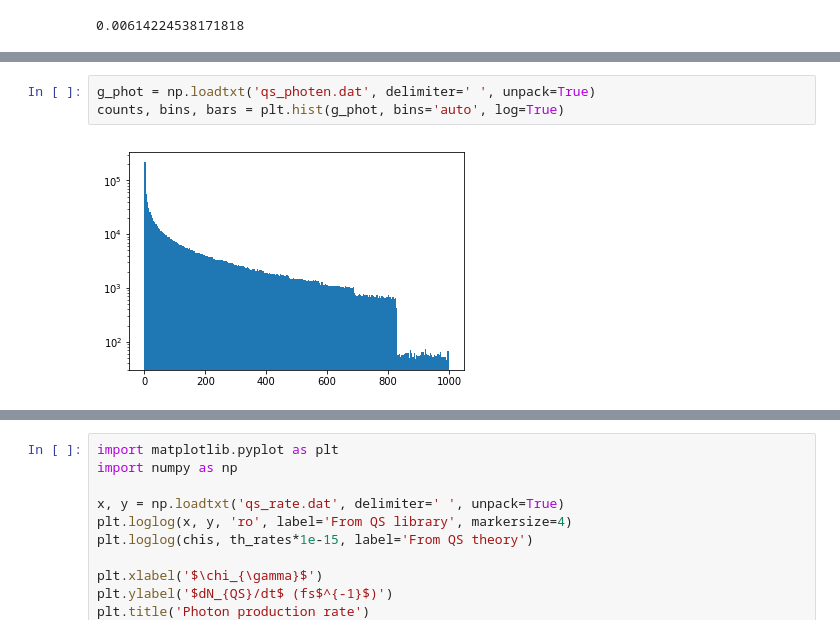
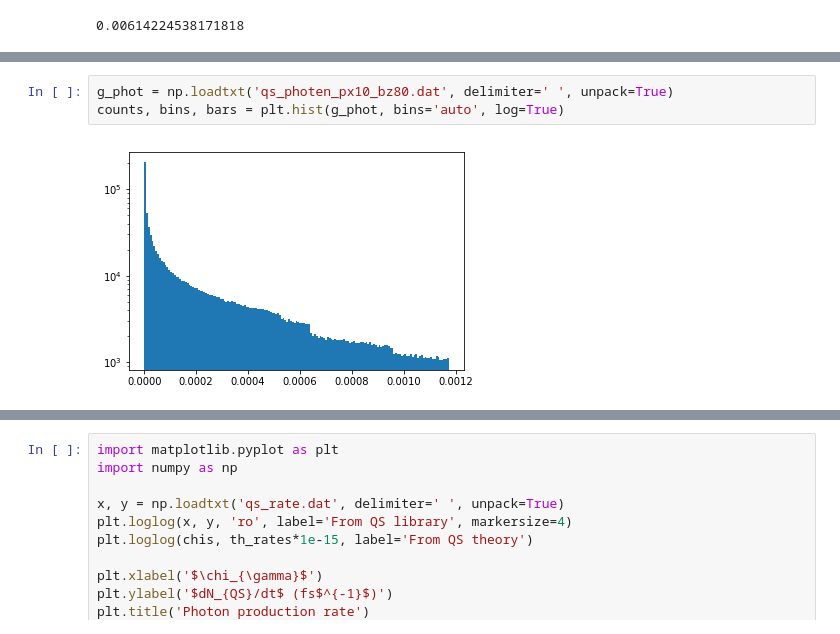
Before and after one commit to ECP-WarpX/picsar, a Jupyter notebook: src/multi_physics/test_cpu/validation_QS.ipynb, the cells around one changed output, grey strips where cells are left out. Drawn from its saved outputs; the diff is of its cells as text.

```diff
--- a/src/multi_physics/test_cpu/validation_QS.ipynb
+++ b/src/multi_physics/test_cpu/validation_QS.ipynb
@@ -164,7 +164,7 @@ for cchi in chi :
 1000.0 0.99 0.1172833563025272
 1000.0 0.999 0.15924695666292607
 # %%
-g_phot = np.loadtxt('qs_photen.dat', delimiter=' ', unpack=True)
+g_phot = np.loadtxt('qs_photen_px10_bz80.dat', delimiter=' ', unpack=True)
 counts, bins, bars = plt.hist(g_phot, bins='auto', log=True)
 # %% [output]
-[figure, old version]
+[figure, new version]
```
Also changed, not shown: parts of 4 cells of this notebook, 4 other files.
